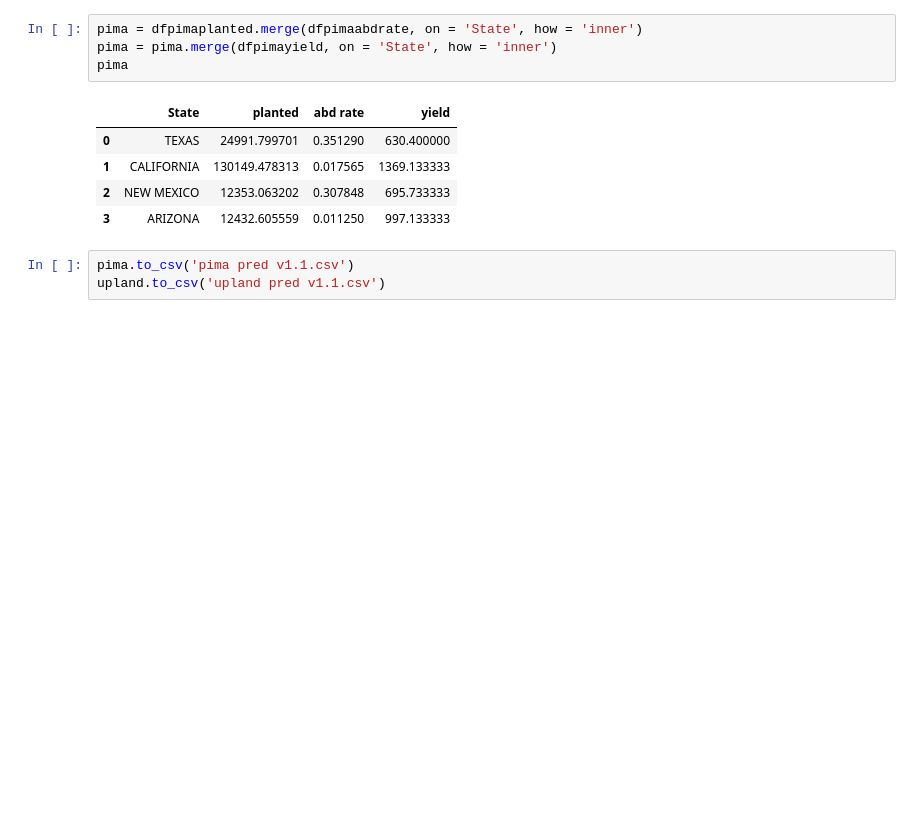
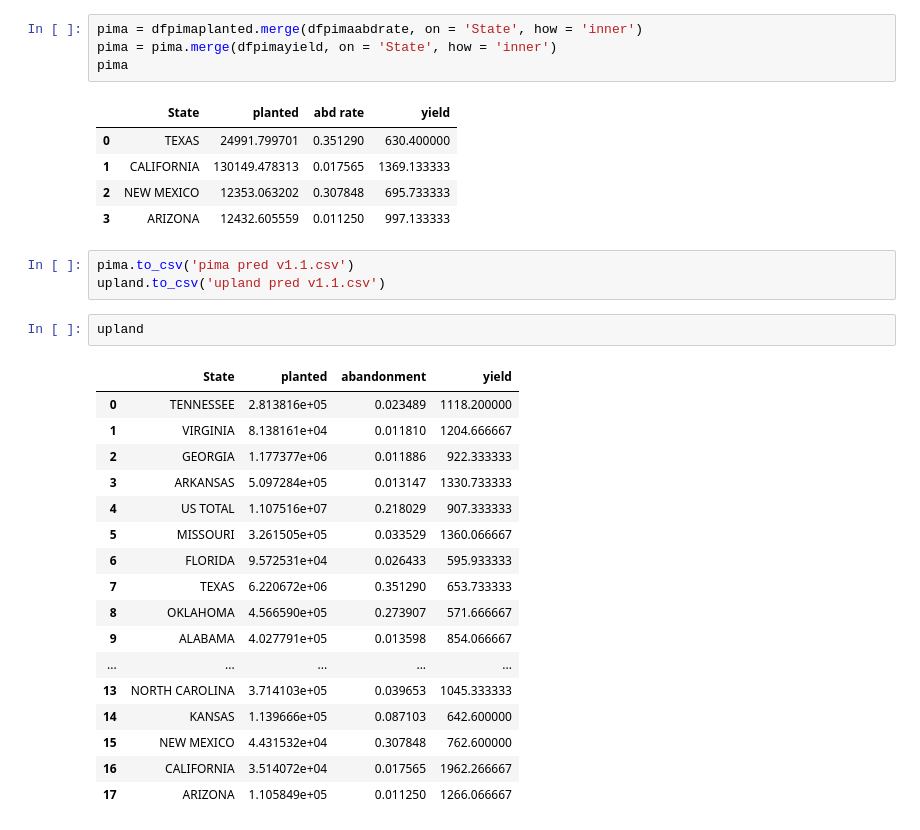
Before and after one commit to leolu12321/pjldc, a Jupyter notebook: upland.ipynb, the cells around one changed output. Cells and saved outputs as stored; diff of their text form; blank space fills up the shorter version.

```diff
--- a/upland.ipynb
+++ b/upland.ipynb
@@ -495,3 +495,23 @@ pima
 # %%
 pima.to_csv('pima pred v1.1.csv')
 upland.to_csv('upland pred v1.1.csv')
+# %%
+upland
+# %% [output]
+|  | State | planted | abandonment | yield |
+| 0 | TENNESSEE | 2.813816e+05 | 0.023489 | 1118.200000 |
+| 1 | VIRGINIA | 8.138161e+04 | 0.011810 | 1204.666667 |
+| 2 | GEORGIA | 1.177377e+06 | 0.011886 | 922.333333 |
+| 3 | ARKANSAS | 5.097284e+05 | 0.013147 | 1330.733333 |
+| 4 | US TOTAL | 1.107516e+07 | 0.218029 | 907.333333 |
+| 5 | MISSOURI | 3.261505e+05 | 0.033529 | 1360.066667 |
+| 6 | FLORIDA | 9.572531e+04 | 0.026433 | 595.933333 |
+| 7 | TEXAS | 6.220672e+06 | 0.351290 | 653.733333 |
+| 8 | OKLAHOMA | 4.566590e+05 | 0.273907 | 571.666667 |
+| 9 | ALABAMA | 4.027791e+05 | 0.013598 | 854.066667 |
+| ... | ... | ... | ... | ... |
+| 13 | NORTH CAROLINA | 3.714103e+05 | 0.039653 | 1045.333333 |
+| 14 | KANSAS | 1.139666e+05 | 0.087103 | 642.600000 |
+| 15 | NEW MEXICO | 4.431532e+04 | 0.307848 | 762.600000 |
+| 16 | CALIFORNIA | 3.514072e+04 | 0.017565 | 1962.266667 |
+| 17 | ARIZONA | 1.105849e+05 | 0.011250 | 1266.066667 |
```
Also changed, not shown: parts of 5 cells of this notebook.
